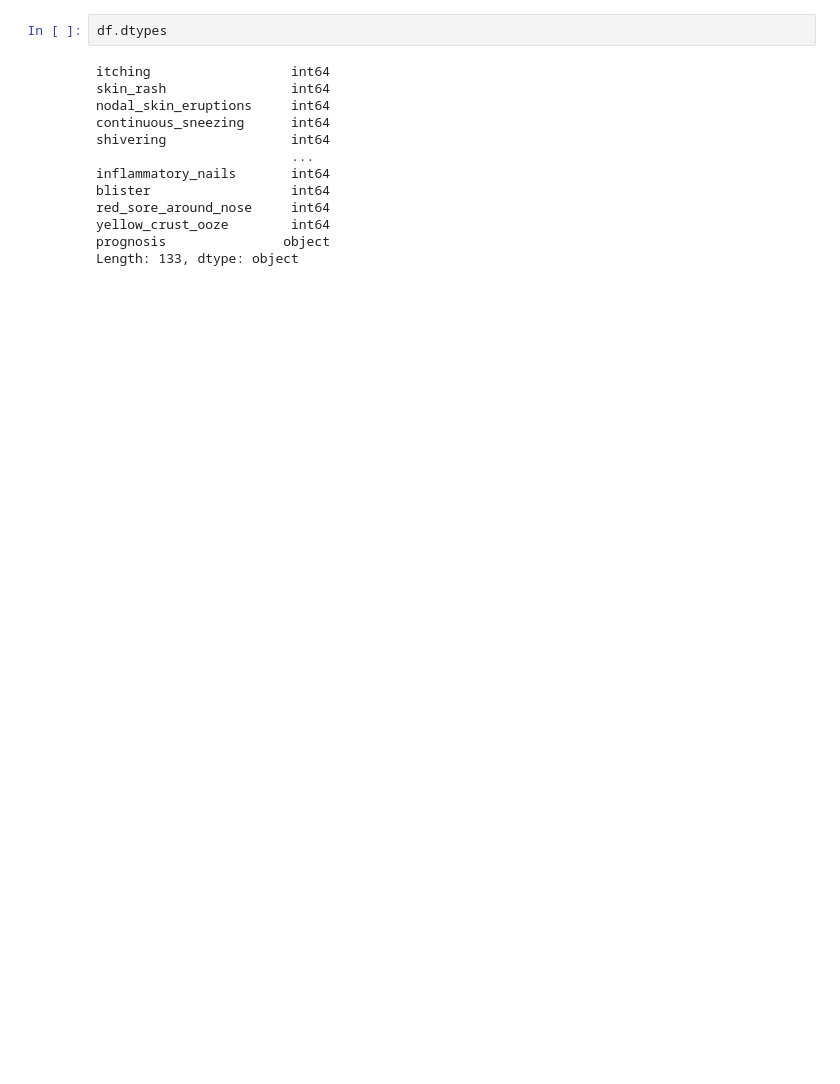
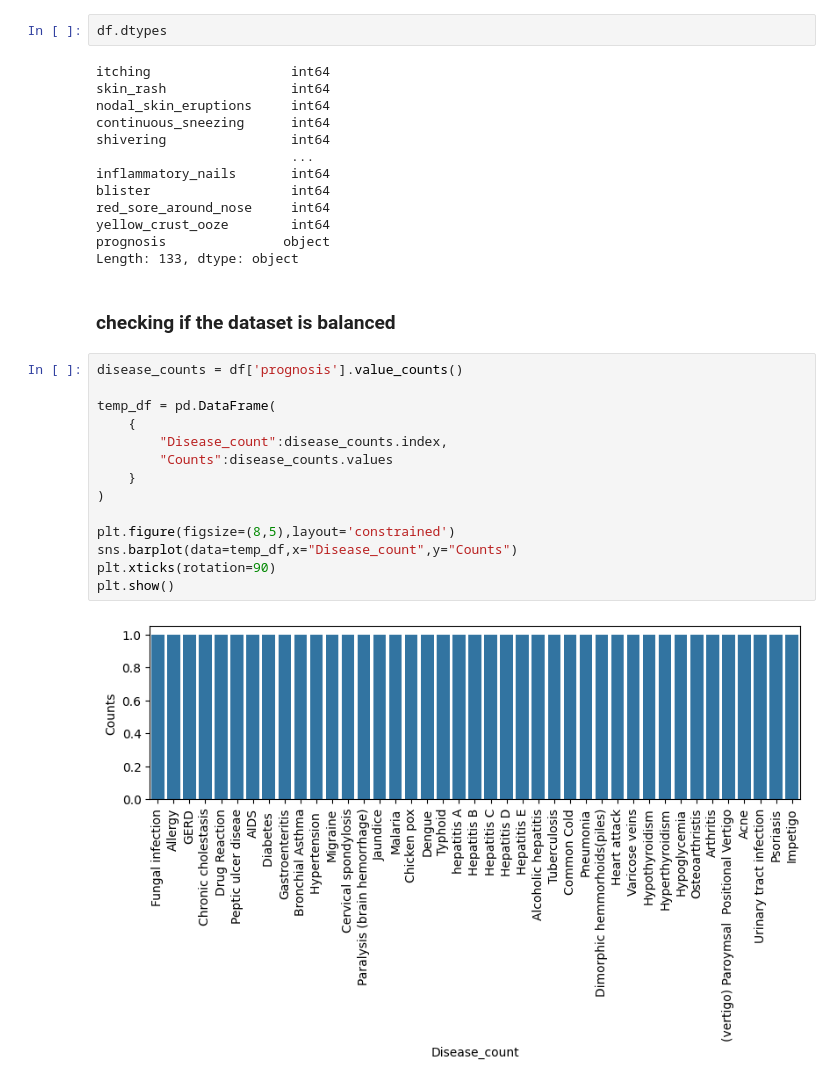
Before and after one commit to SANJAY-KRISHNA-MV/ML-Disease-Diagnosis, a Jupyter notebook: notebooks/eda.ipynb, the cells around one changed output. Drawn from its saved outputs; the diff is of its cells as text; blank space fills up the shorter version.

```diff
--- a/notebooks/eda.ipynb
+++ b/notebooks/eda.ipynb
@@ -50,3 +84,21 @@ red_sore_around_nose     int64
 yellow_crust_ooze        int64
 prognosis               object
 Length: 133, dtype: object
+# %% [markdown]
+### checking if the dataset is balanced
+# %%
+disease_counts = df['prognosis'].value_counts()
+
+temp_df = pd.DataFrame(
+    {
+        "Disease_count":disease_counts.index,
+        "Counts":disease_counts.values
+    }
+)
+
+plt.figure(figsize=(8,5),layout='constrained')
+sns.barplot(data=temp_df,x="Disease_count",y="Counts")
+plt.xticks(rotation=90)
+plt.show()
+# %% [output]
+[figure, added]
```
Also changed, not shown: parts of 6 cells of this notebook, 2 other files.
